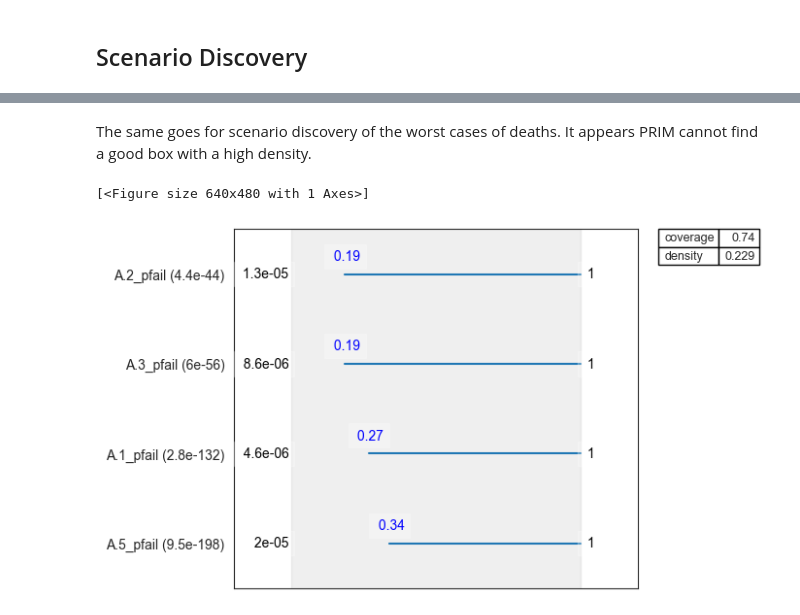
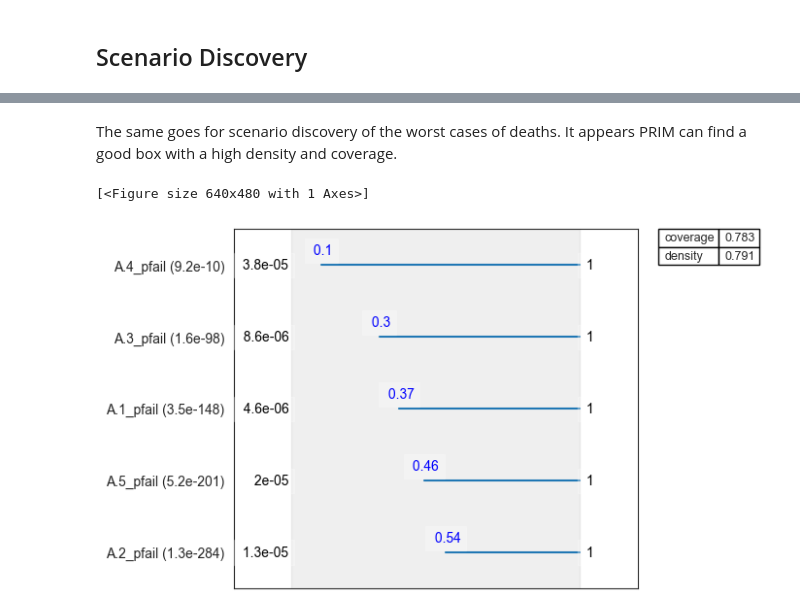
Before and after one commit to jeroenvantil/epa141A_open, a Jupyter notebook: final assignment/3.4 MORDM_reference.ipynb, the cells around one changed output, grey strips where cells are left out. Drawn from its saved outputs; the diff is of its cells as text; code cells hidden in the pictures.

```diff
--- a/final assignment/3.4 MORDM_reference.ipynb
+++ b/final assignment/3.4 MORDM_reference.ipynb
@@ -413,3 +419,3 @@ The maximum regret paints a different picture than the signal-to-noise ratio, al
 # %%
-df_damages = pd.DataFrame(outcomes['Expected Annual Damage'])
-df_deaths = pd.DataFrame(outcomes['Expected Number of Deaths'])
+df_damages = pd.DataFrame(df_policy0['Expected Annual Damage'])
+df_deaths = pd.DataFrame(df_policy0['Expected Number of Deaths'])
@@ -428,5 +438,5 @@ outcomes
 # %%
-df_damages['y_worst'] = df_damages[0] < np.percentile(df_damages[0], 10)
-df_deaths['y_worst'] =df_deaths[0] < np.percentile(df_deaths[0], 10)
+df_damages['y_worst'] = df_damages['Expected Annual Damage'] < np.percentile(df_damages['Expected Annual Damage'], 10)
+df_deaths['y_worst'] =df_deaths['Expected Number of Deaths'] < np.percentile(df_deaths['Expected Number of Deaths'], 10)
 # %%
-experiments_uncertainties = experiments.iloc[:, :19]
+experiments_uncertainties = df_policy0.iloc[:, :19]
@@ -451,4 +481,4 @@ box_damages.inspect(25, style='graph')
 # %%
-prim_alg = prim.Prim(experiments_uncertainties,df_deaths['y_worst'], threshold=0.32)
+prim_alg = prim.Prim(experiments_uncertainties,df_deaths['y_worst'].values, threshold=0.8)
 box_deaths = prim_alg.find_box()
 # %% [output]
@@ -462,7 +492,7 @@ plt.show()
 # %% [markdown]
-The same goes for scenario discovery of the worst cases of deaths. It appears PRIM cannot find a good box with a high density.
+The same goes for scenario discovery of the worst cases of deaths. It appears PRIM can find a good box with a high density and coverage.
 # %%
-box_deaths.inspect(22, style='graph')
+box_deaths.inspect(45, style='graph')
 # %% [output]
 [<Figure size 640x480 with 1 Axes>]
-[figure, old version]
+[figure, new version]
```
Also changed, not shown: parts of 14 cells of this notebook.
